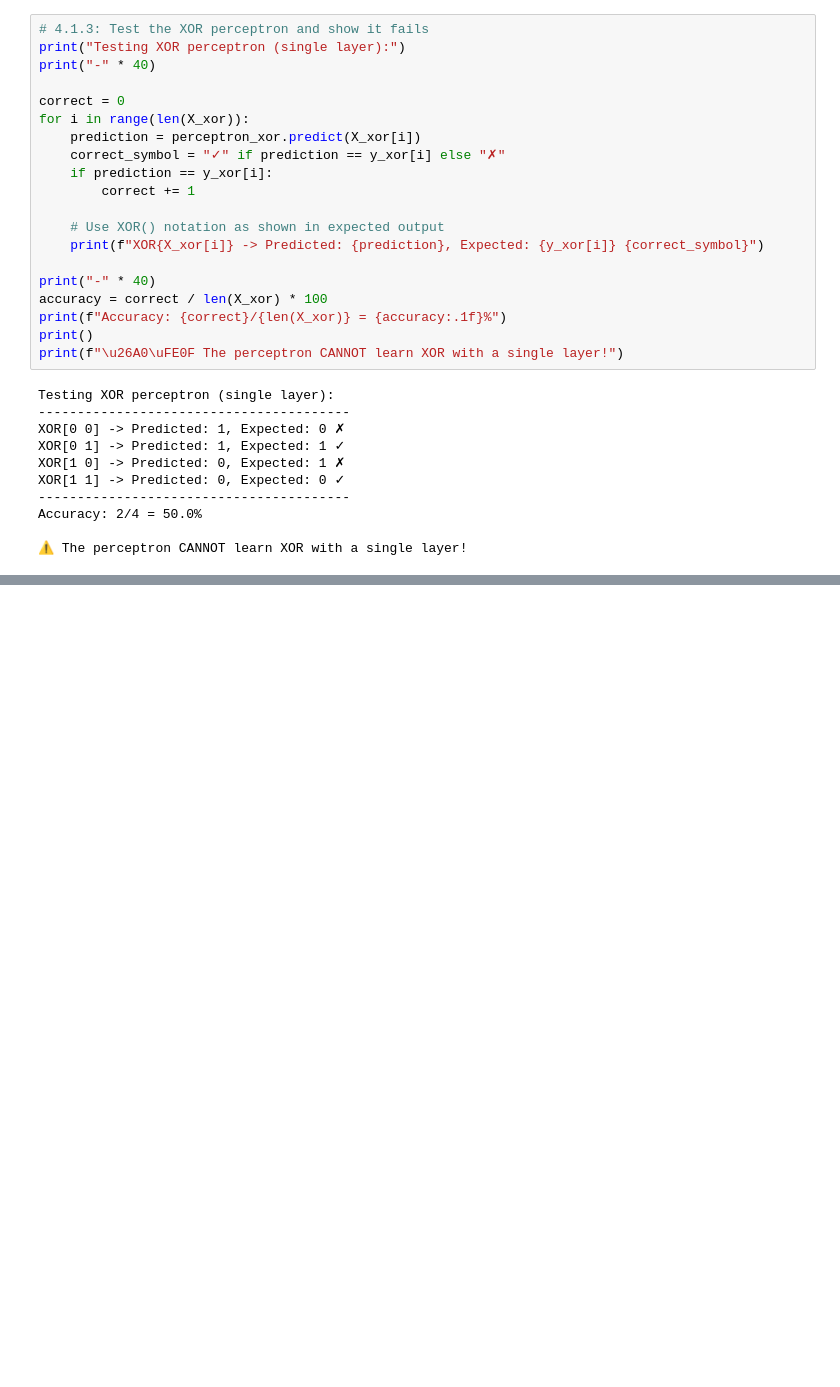
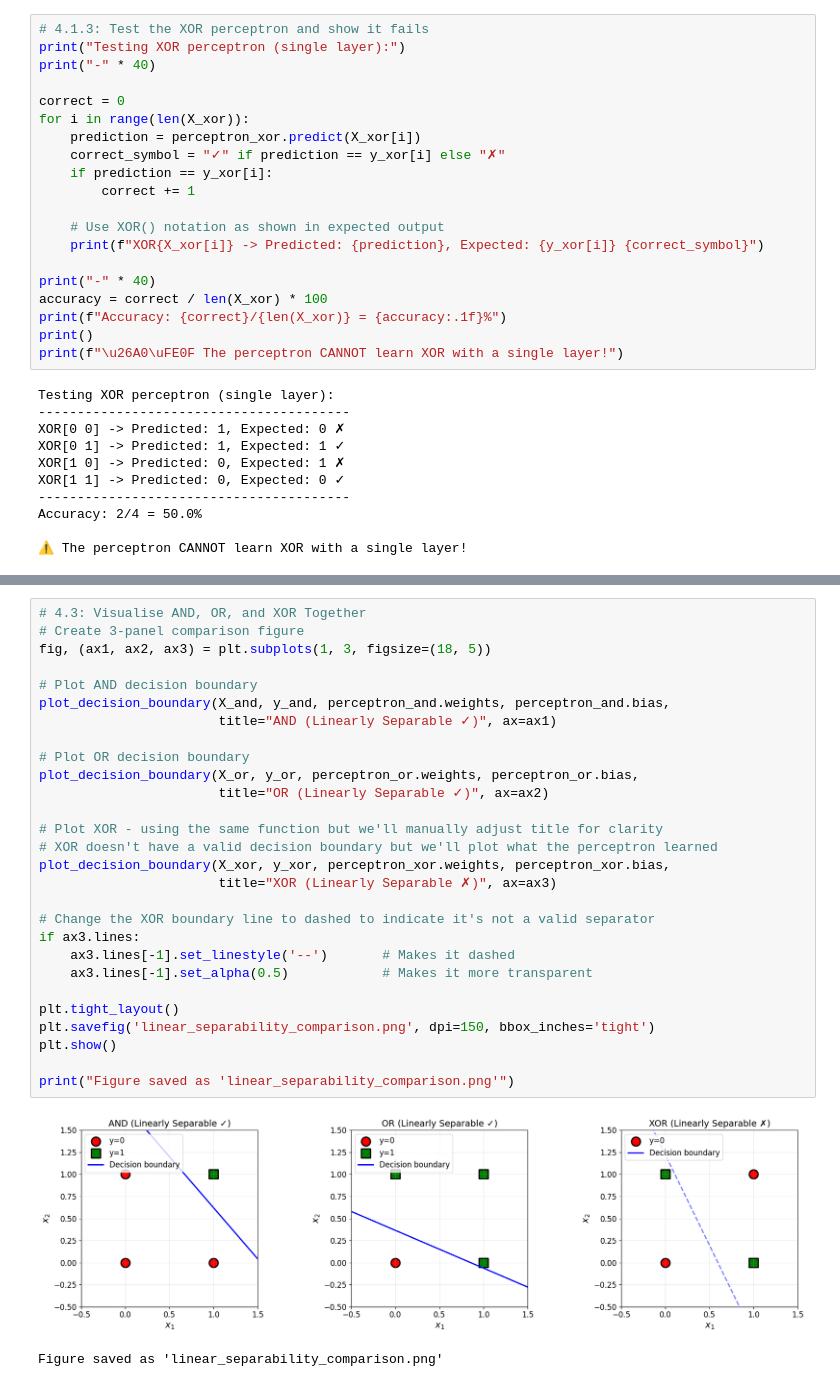
Before and after one commit to HaoYuYong/ARTIFICIAL-INTELLIGENCE, a Jupyter notebook: Lab1.ipynb, the cells around one changed output, grey strips where cells are left out. Drawn from its saved outputs; the diff is of its cells as text; blank space fills up the shorter version.

```diff
--- a/Lab1.ipynb
+++ b/Lab1.ipynb
@@ -551,0 +595,31 @@ Accuracy: 2/4 = 50.0%
+# %%
+# 4.3: Visualise AND, OR, and XOR Together
+# Create 3-panel comparison figure
+fig, (ax1, ax2, ax3) = plt.subplots(1, 3, figsize=(18, 5))
+
+# Plot AND decision boundary
+plot_decision_boundary(X_and, y_and, perceptron_and.weights, perceptron_and.bias,
+                       title="AND (Linearly Separable ✓)", ax=ax1)
+
+# Plot OR decision boundary
+plot_decision_boundary(X_or, y_or, perceptron_or.weights, perceptron_or.bias,
+                       title="OR (Linearly Separable ✓)", ax=ax2)
+
+# Plot XOR - using the same function but we'll manually adjust title for clarity
+# XOR doesn't have a valid decision boundary but we'll plot what the perceptron learned
+plot_decision_boundary(X_xor, y_xor, perceptron_xor.weights, perceptron_xor.bias,
+                       title="XOR (Linearly Separable ✗)", ax=ax3)
+
+# Change the XOR boundary line to dashed to indicate it's not a valid separator
+if ax3.lines:
+    ax3.lines[-1].set_linestyle('--')       # Makes it dashed
+    ax3.lines[-1].set_alpha(0.5)            # Makes it more transparent
+
+plt.tight_layout()
+plt.savefig('linear_separability_comparison.png', dpi=150, bbox_inches='tight')
+plt.show()
+
+print("Figure saved as 'linear_separability_comparison.png'")
+# %% [output]
+[figure, added]
+Figure saved as 'linear_separability_comparison.png'
```
Also changed, not shown: parts of 1 cell of this notebook, 1 other file.
